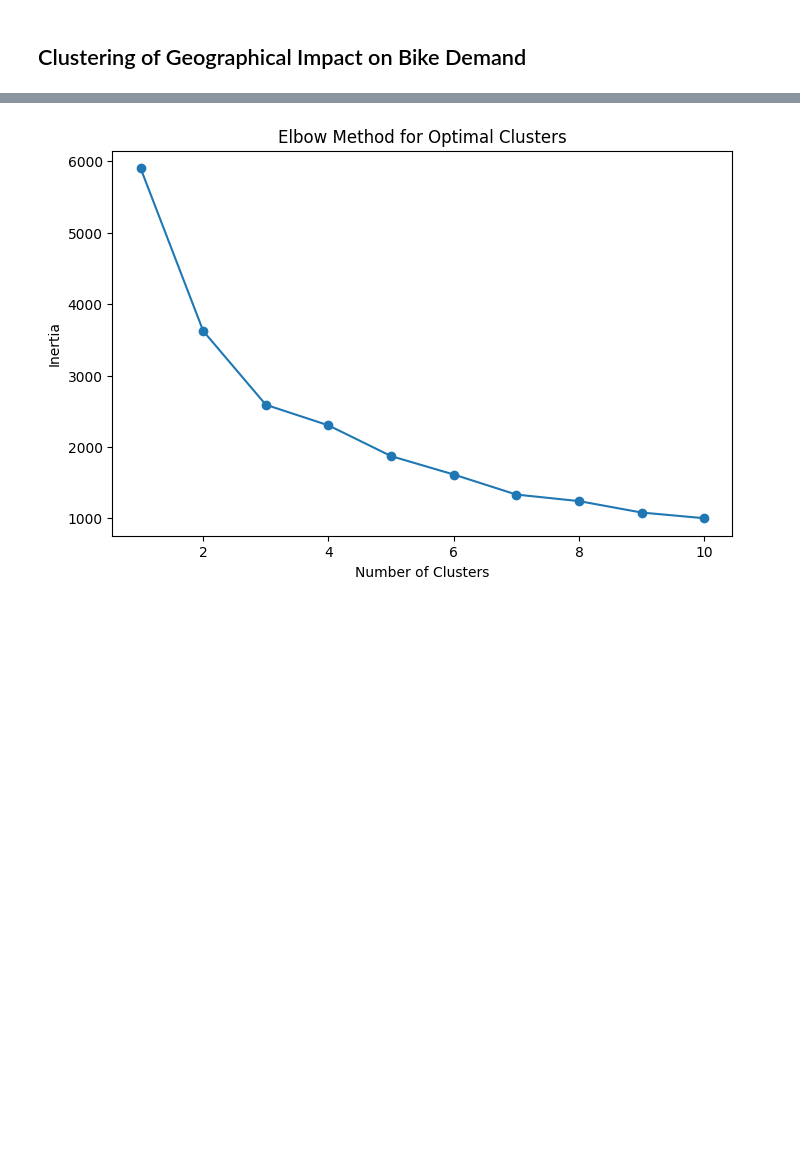
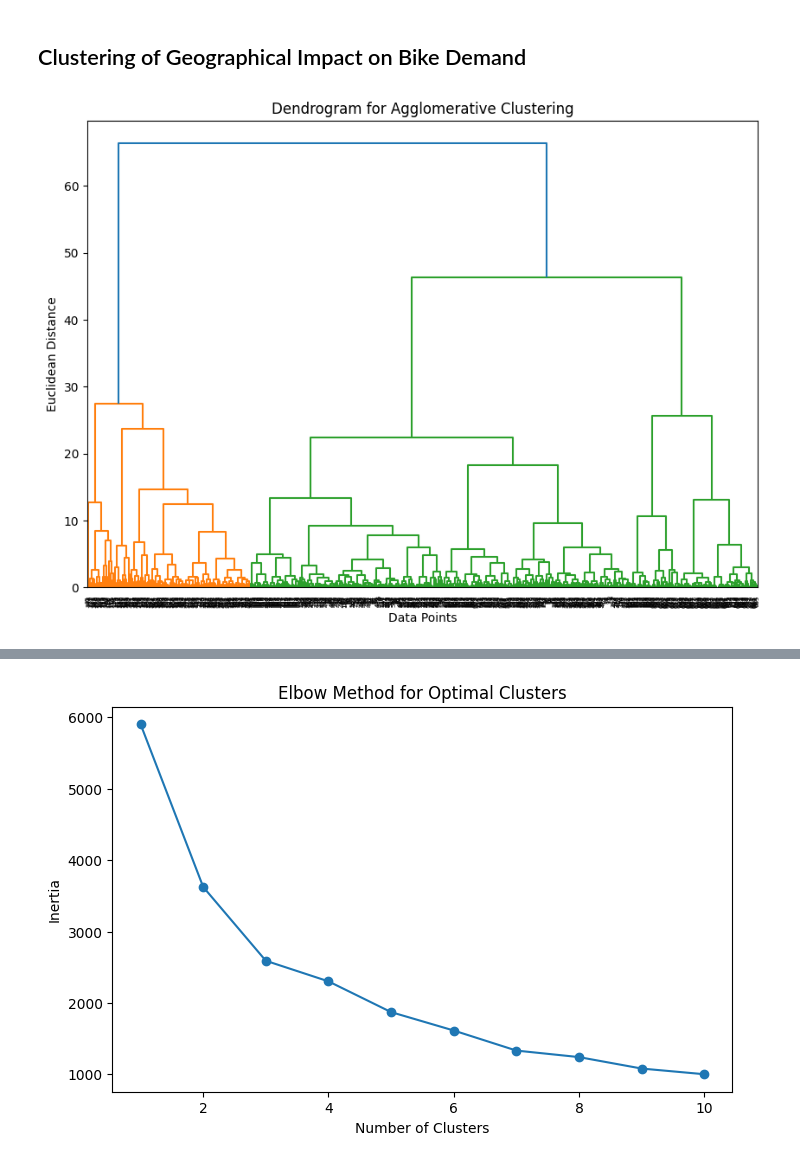
Before and after one commit to Will-Wei7/User-Clustering-on-Capital-bikeshare-dataset, a Jupyter notebook: project_3_machine_learning.ipynb, the cells around one changed output, grey strips where cells are left out. Drawn from its saved outputs; the diff is of its cells as text; code cells hidden in the pictures; blank space fills up the shorter version.

Commit message:
AgglomerativeClustering added

```diff
--- a/project_3_machine_learning.ipynb
+++ b/project_3_machine_learning.ipynb
@@ -1162,3 +1163,14 @@ Name: count, dtype: int64
 features = station_sums_with_geo[['start_lat', 'start_lng', 'total_pickups', 'total_dropoffs', 'utilization_rate', 'imbalance', 'popularity_rank', 'distance_to_white_house']]
 scaler = StandardScaler()
 scaled_features = scaler.fit_transform(features)
+# %%
+linkage_matrix = linkage(scaled_features, method='ward')
+
+plt.figure(figsize=(10, 7))
+dendrogram(linkage_matrix)
+plt.title('Dendrogram for Agglomerative Clustering')
+plt.xlabel('Data Points')
+plt.ylabel('Euclidean Distance')
+plt.show()
+# %% [output]
+[figure, added]
```
Also changed, not shown: parts of 14 cells of this notebook, 1 other file.
